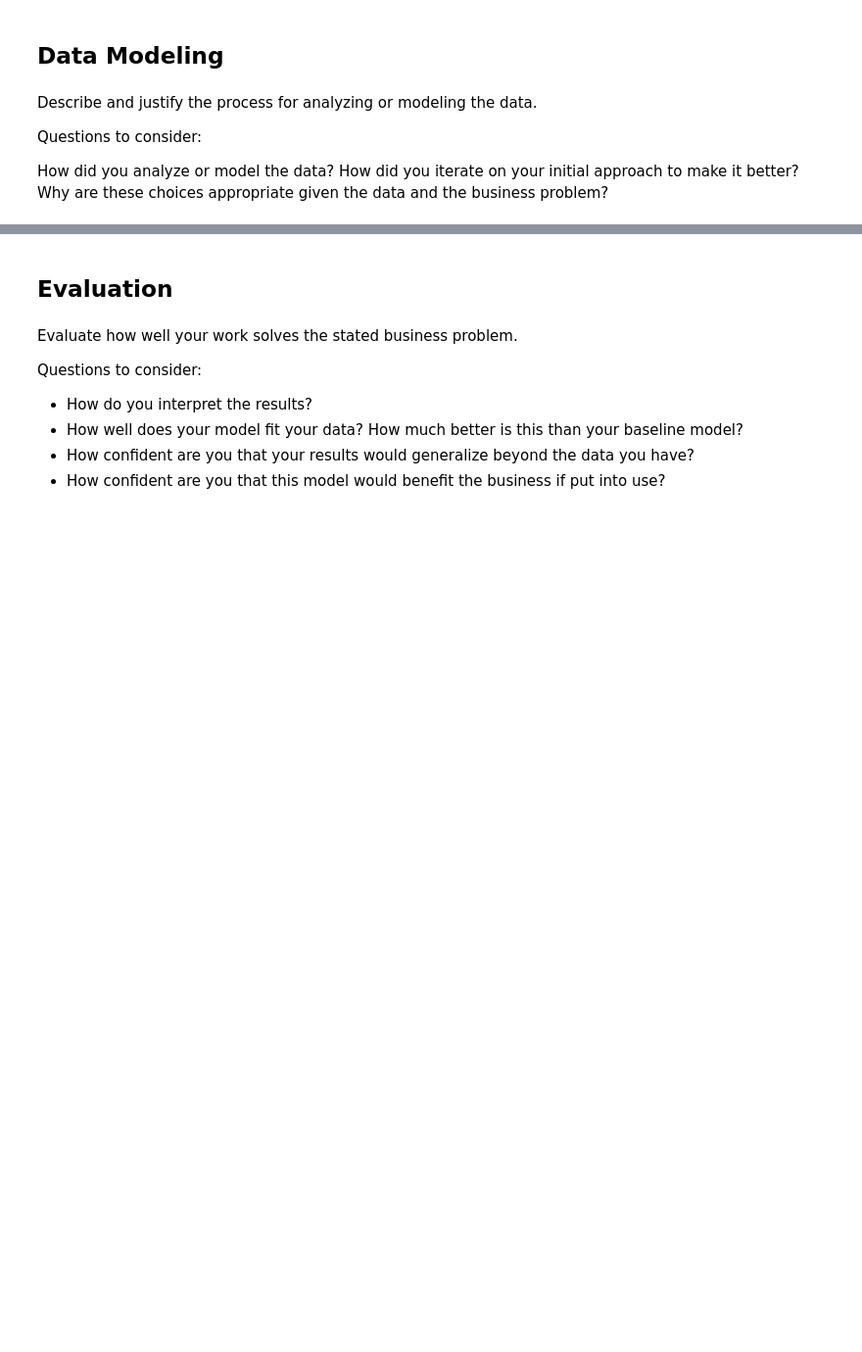
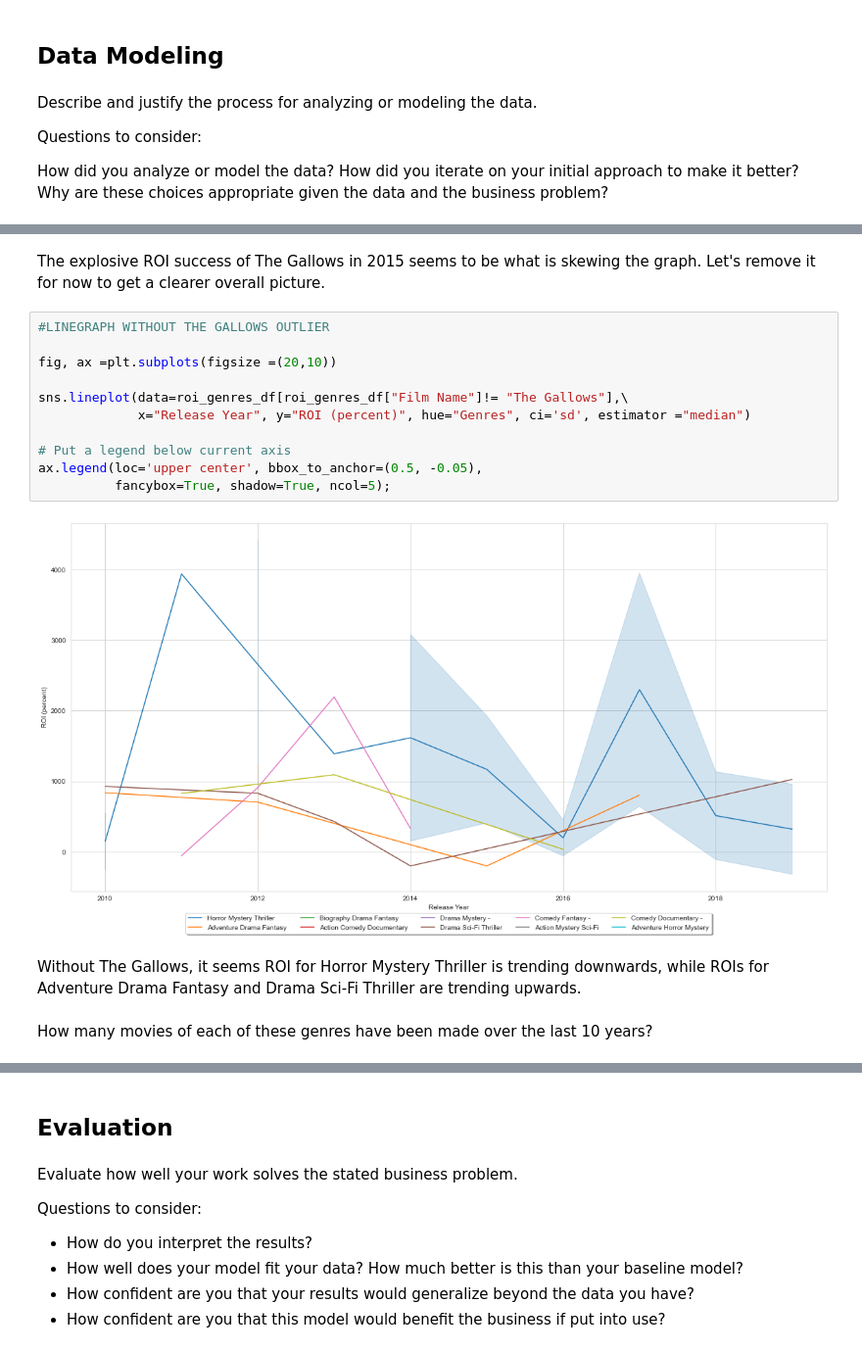
Before and after one commit to aokdata/Film_Performance_EDA, a Jupyter notebook: Film_Performance_EDA.ipynb, the cells around one changed output, grey strips where cells are left out. Shown: that part at 98% size. Cells and saved outputs as stored; diff of their text form; blank space fills up the shorter version.

```diff
--- a/Film_Performance_EDA.ipynb
+++ b/Film_Performance_EDA.ipynb
@@ -596,0 +569,19 @@ ax.set_ylabel('Worldwide Profit');
+# %% [markdown]
+The explosive ROI success of The Gallows in 2015 seems to be what is skewing the graph. Let's remove it for now to get a clearer overall picture.
+# %%
+#LINEGRAPH WITHOUT THE GALLOWS OUTLIER
+
+fig, ax =plt.subplots(figsize =(20,10))
+
+sns.lineplot(data=roi_genres_df[roi_genres_df["Film Name"]!= "The Gallows"],\
+             x="Release Year", y="ROI (percent)", hue="Genres", ci='sd', estimator ="median")
+
+# Put a legend below current axis
+ax.legend(loc='upper center', bbox_to_anchor=(0.5, -0.05),
+          fancybox=True, shadow=True, ncol=5);
+# %% [output]
+[figure, added]
+# %% [markdown]
+Without The Gallows, it seems ROI for Horror Mystery Thriller is trending downwards, while ROIs for Adventure Drama Fantasy and Drama Sci-Fi Thriller are trending upwards.
+# %% [markdown]
+How many movies of each of these genres have been made over the last 10 years?
```
Also changed, not shown: parts of 101 cells of this notebook, 1 other file.
